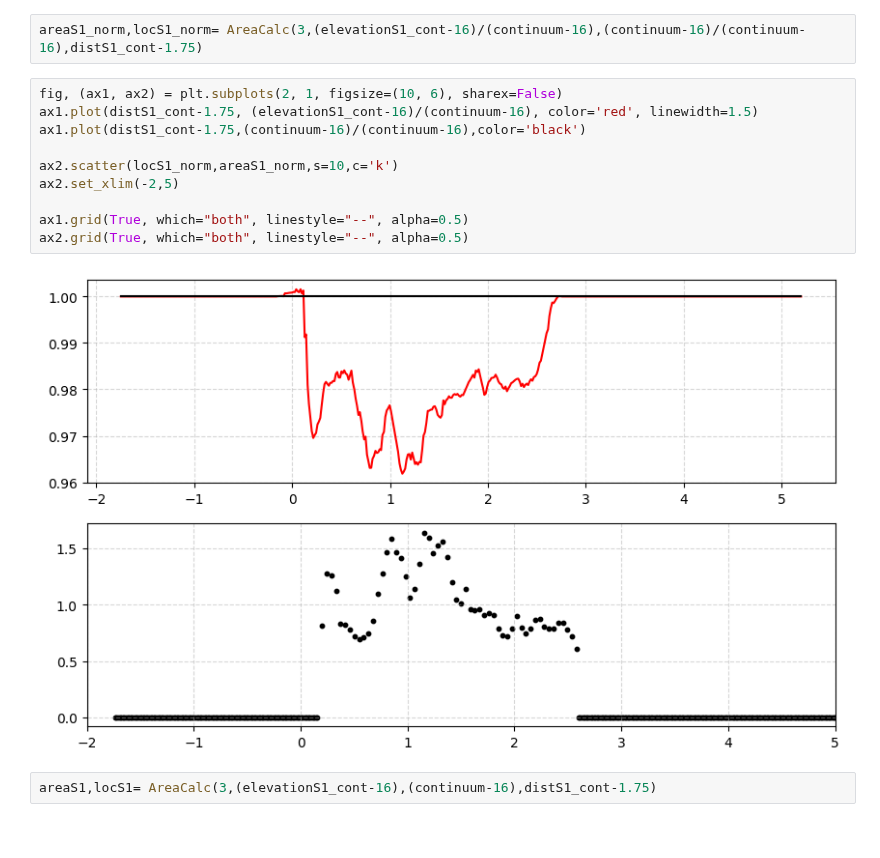
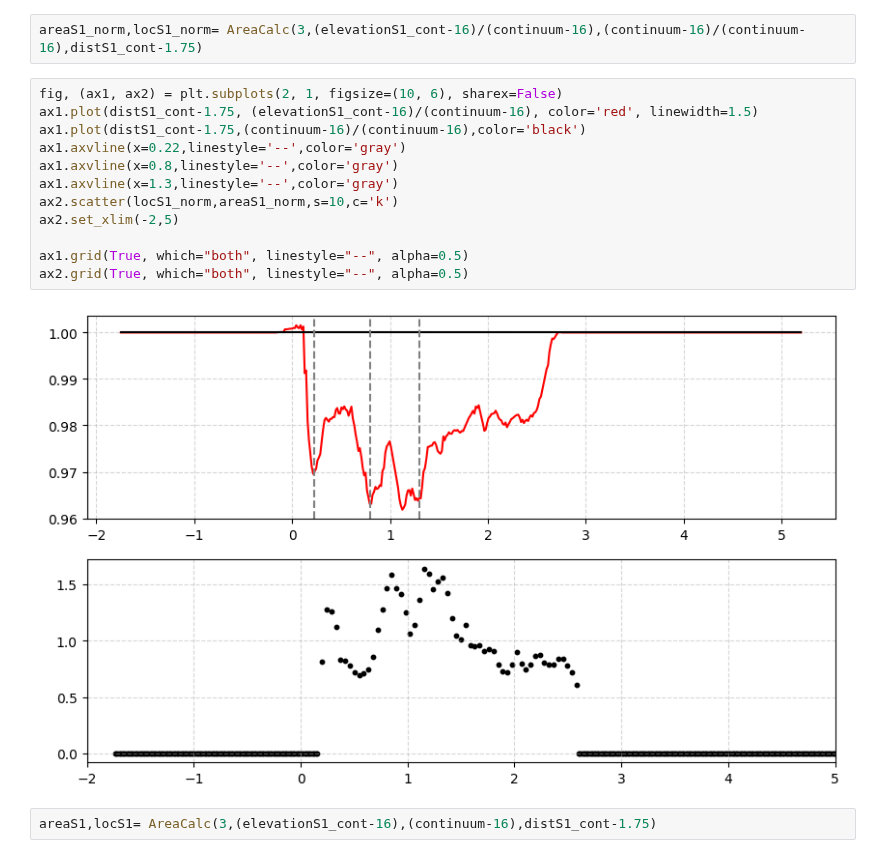
Before and after one commit to lsperezm/Martian_Icy_Scarps, a Jupyter notebook: Code/New_Scarps.ipynb, the cells around one changed output. Cells and saved outputs as stored; diff of their text form.

```diff
--- a/Code/New_Scarps.ipynb
+++ b/Code/New_Scarps.ipynb
@@ -587,15 +587,17 @@ areaS1_norm,locS1_norm= AreaCalc(3,(elevationS1_cont-16)/(continuum-16),(continu
 # %%
 fig, (ax1, ax2) = plt.subplots(2, 1, figsize=(10, 6), sharex=False)
 ax1.plot(distS1_cont-1.75, (elevationS1_cont-16)/(continuum-16), color='red', linewidth=1.5)
 ax1.plot(distS1_cont-1.75,(continuum-16)/(continuum-16),color='black')
-
+ax1.axvline(x=0.22,linestyle='--',color='gray')
+ax1.axvline(x=0.8,linestyle='--',color='gray')
+ax1.axvline(x=1.3,linestyle='--',color='gray')
 ax2.scatter(locS1_norm,areaS1_norm,s=10,c='k')
 ax2.set_xlim(-2,5)
 
 ax1.grid(True, which="both", linestyle="--", alpha=0.5)
 ax2.grid(True, which="both", linestyle="--", alpha=0.5)
 # %% [output]
-[figure, old version]
+[figure, new version]
 # %%
 areaS1,locS1= AreaCalc(3,(elevationS1_cont-16),(continuum-16),distS1_cont-1.75)
 # %%
```
Also changed, not shown: parts of 2 cells of this notebook, 3 other files.
